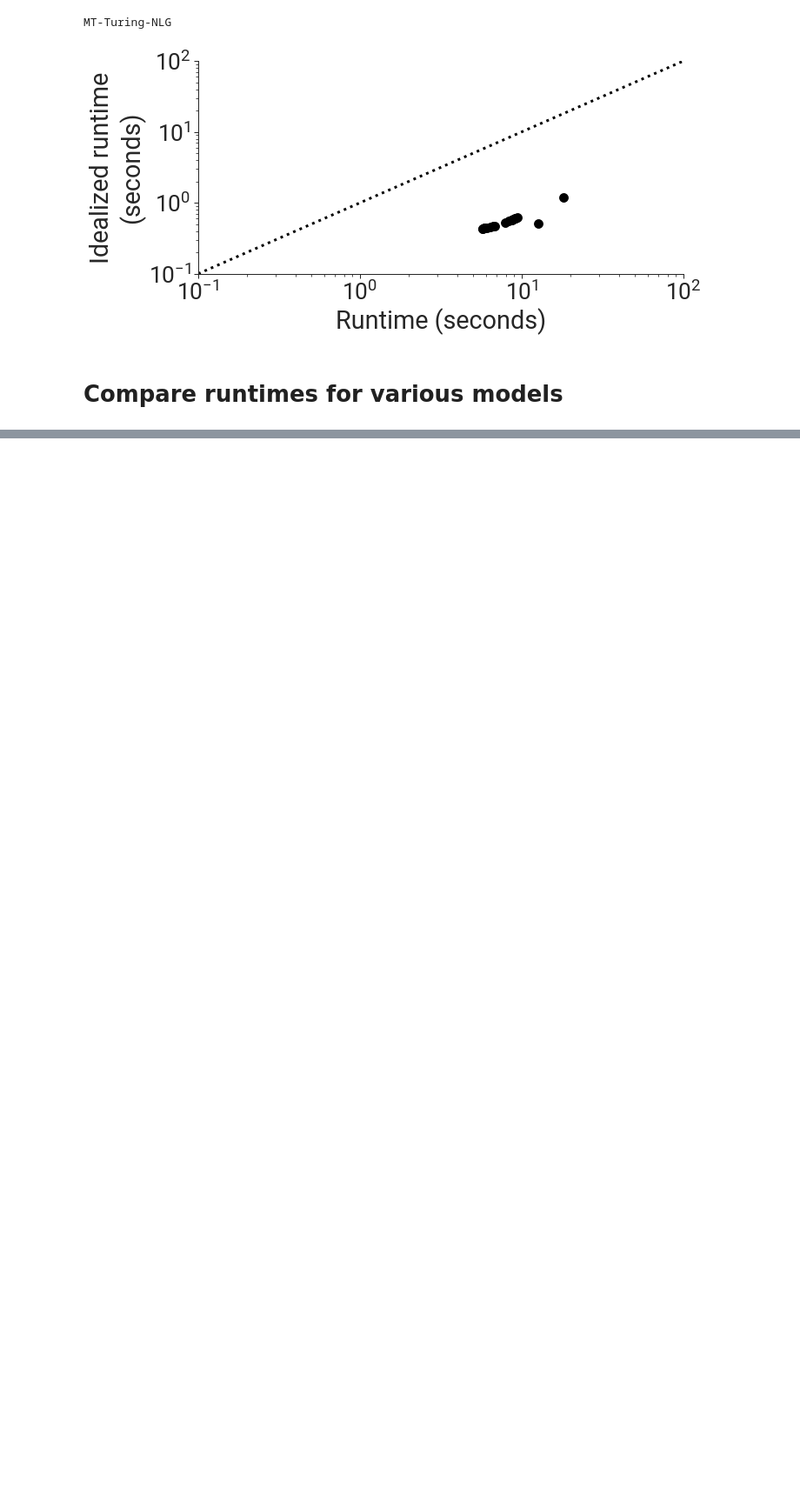
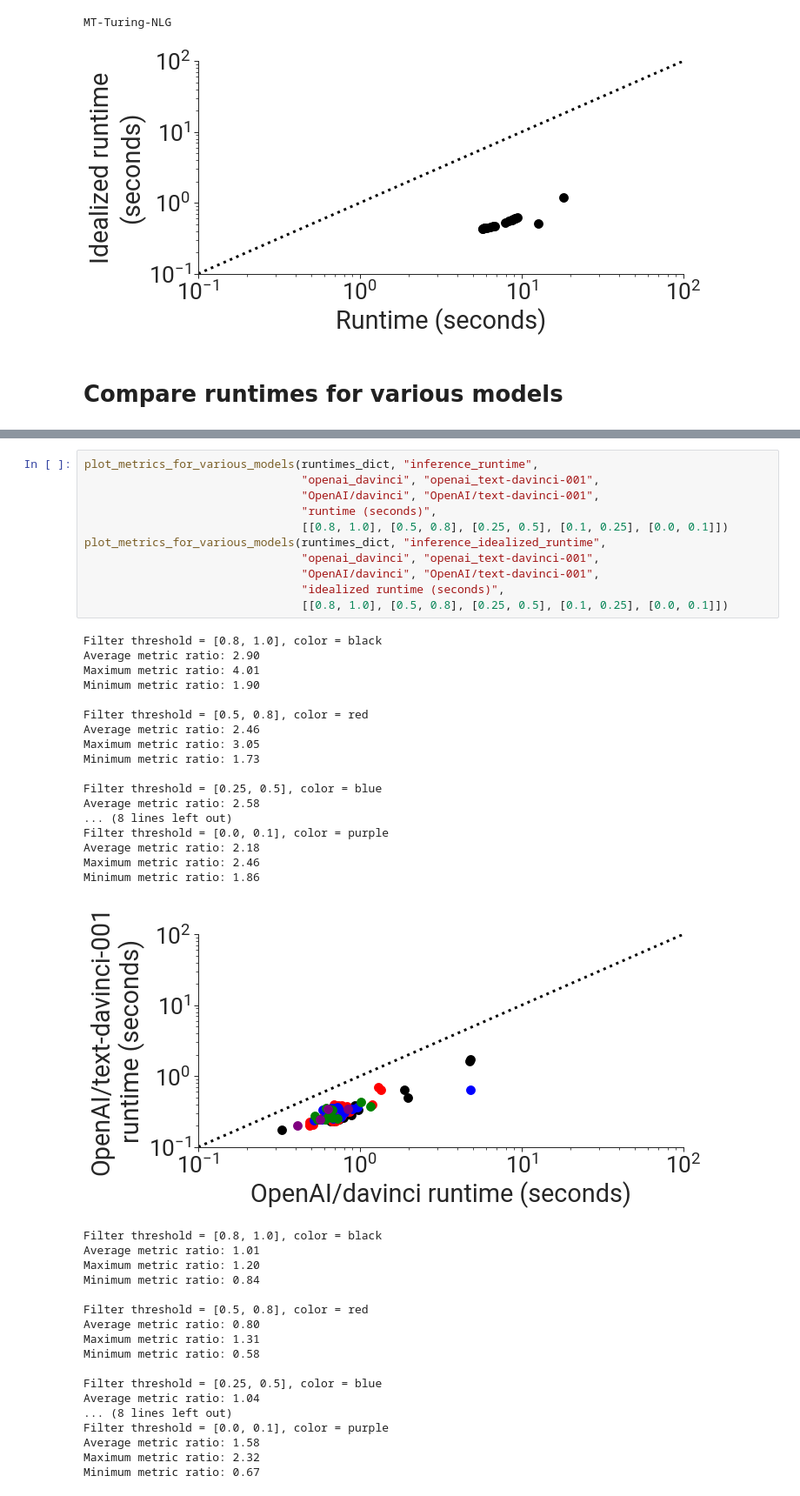
Before and after one commit to stanford-crfm/helm-efficiency, a Jupyter notebook: analyze_runtimes.ipynb, the cells around one changed output, grey strips where cells are left out. Shown: that part at 87% size. Drawn from its saved outputs; the diff is of its cells as text; blank space fills up the shorter version.

Commit message:
Bucket-ize runtimes to understand differences better

```diff
--- a/analyze_runtimes.ipynb
+++ b/analyze_runtimes.ipynb
@@ -190,3 +222,50 @@ Average metric ratio: 1.26
 Maximum metric ratio: inf
 Minimum metric ratio: 0.09
 [figure]
+# %%
+plot_metrics_for_various_models(runtimes_dict, "inference_runtime",
+                                "openai_davinci", "openai_text-davinci-001",
+                                "OpenAI/davinci", "OpenAI/text-davinci-001",
+                                "runtime (seconds)",
+                                [[0.8, 1.0], [0.5, 0.8], [0.25, 0.5], [0.1, 0.25], [0.0, 0.1]])
+plot_metrics_for_various_models(runtimes_dict, "inference_idealized_runtime",
+                                "openai_davinci", "openai_text-davinci-001",
+                                "OpenAI/davinci", "OpenAI/text-davinci-001",
+                                "idealized runtime (seconds)",
+                                [[0.8, 1.0], [0.5, 0.8], [0.25, 0.5], [0.1, 0.25], [0.0, 0.1]])
+# %% [output]
+Filter threshold = [0.8, 1.0], color = black
+Average metric ratio: 2.90
+Maximum metric ratio: 4.01
+Minimum metric ratio: 1.90
+
+Filter threshold = [0.5, 0.8], color = red
+Average metric ratio: 2.46
+Maximum metric ratio: 3.05
+Minimum metric ratio: 1.73
+
+Filter threshold = [0.25, 0.5], color = blue
+Average metric ratio: 2.58
+... (8 lines left out)
+Filter threshold = [0.0, 0.1], color = purple
+Average metric ratio: 2.18
+Maximum metric ratio: 2.46
+Minimum metric ratio: 1.86
+[figure, added]
+Filter threshold = [0.8, 1.0], color = black
+Average metric ratio: 1.01
+Maximum metric ratio: 1.20
+Minimum metric ratio: 0.84
+
+Filter threshold = [0.5, 0.8], color = red
+Average metric ratio: 0.80
+Maximum metric ratio: 1.31
+Minimum metric ratio: 0.58
+
+Filter threshold = [0.25, 0.5], color = blue
+Average metric ratio: 1.04
+... (8 lines left out)
+Filter threshold = [0.0, 0.1], color = purple
+Average metric ratio: 1.58
+Maximum metric ratio: 2.32
+Minimum metric ratio: 0.67
```
Also changed, not shown: parts of 3 cells of this notebook.
